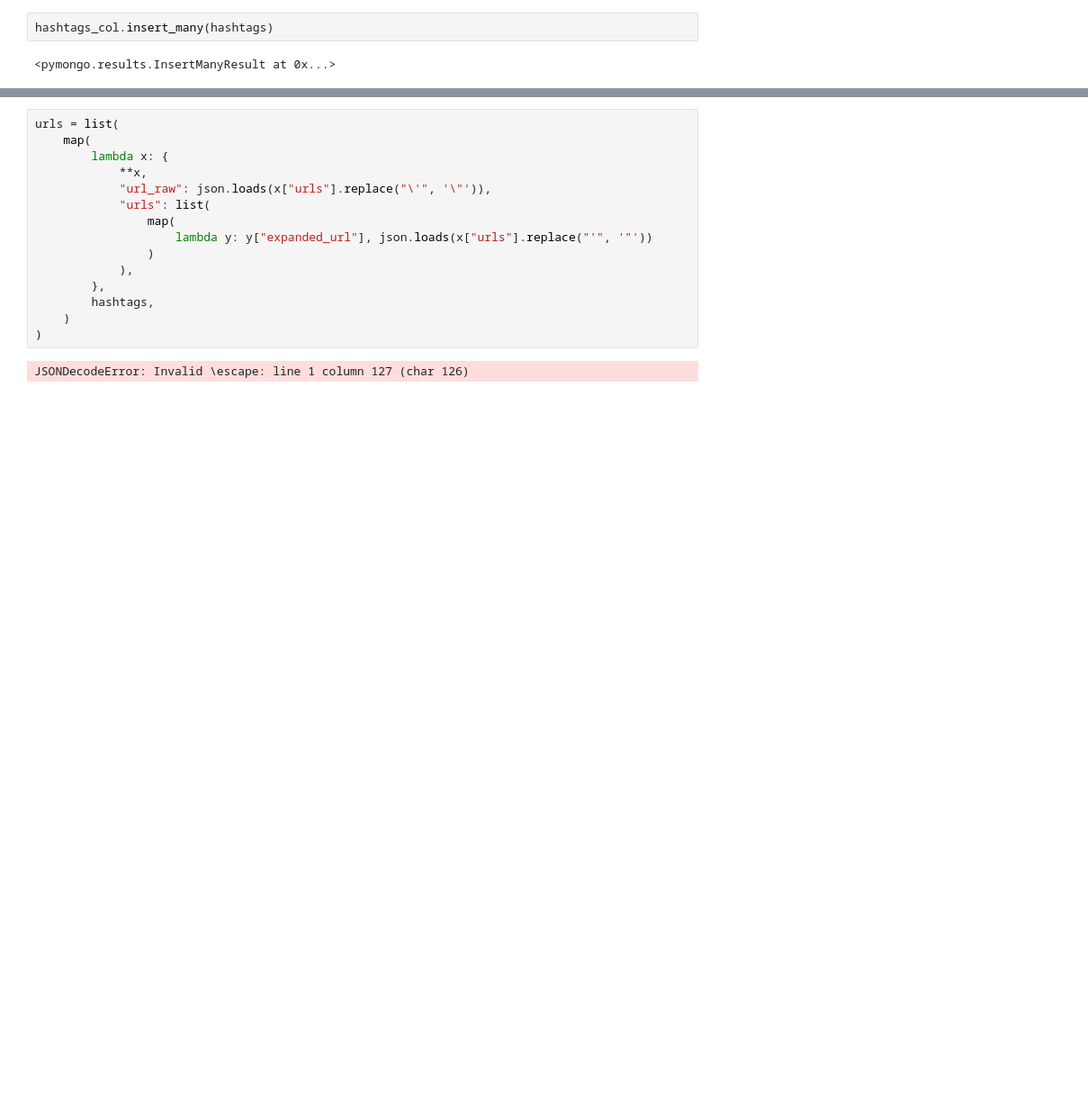
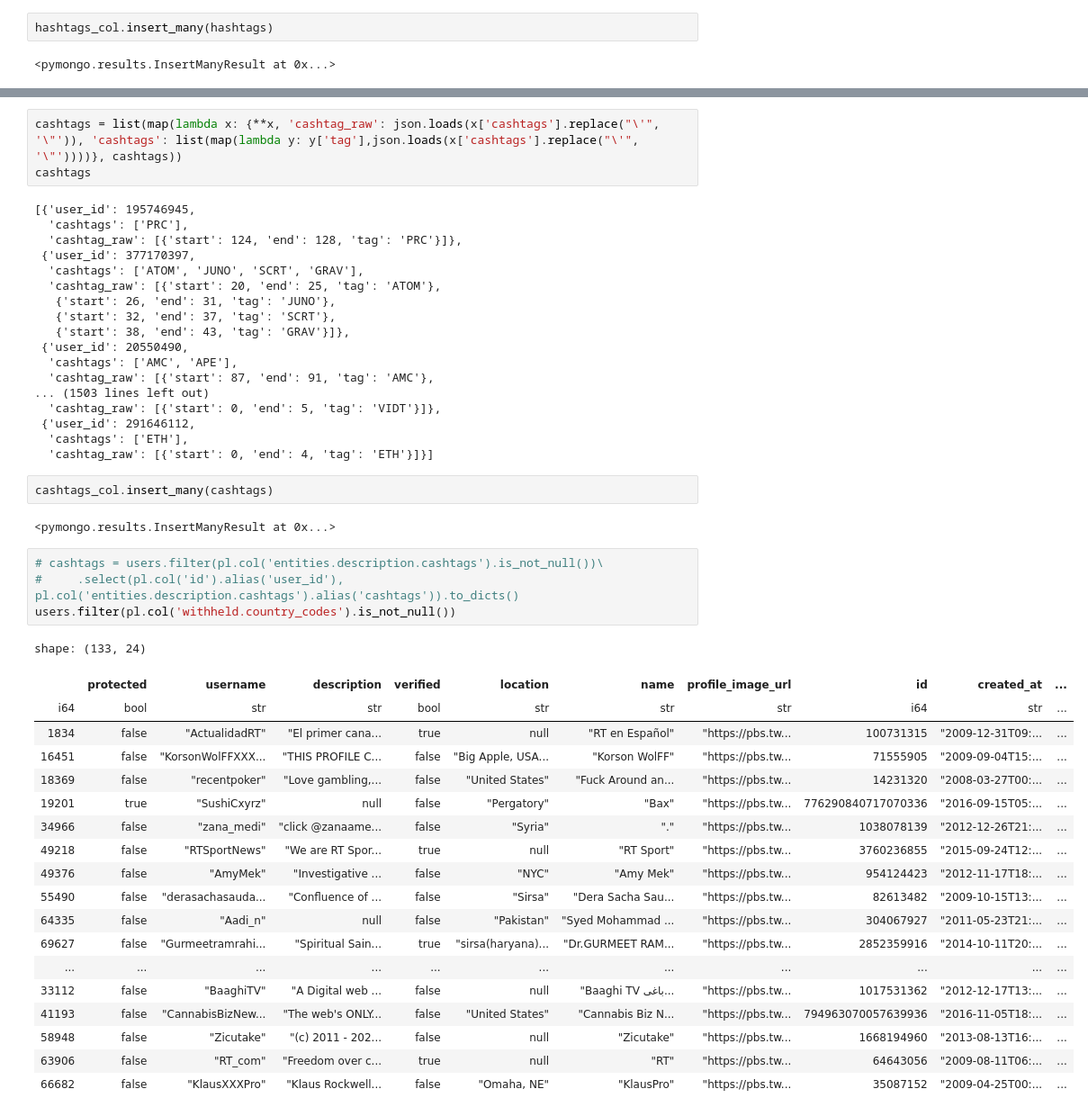
Before and after one commit to koolerkx/sns-fake-content, a Jupyter notebook: database/seeder.ipynb, the cells around one changed output, grey strips where cells are left out. Shown at 90% size. Saved outputs shown, nothing was run; the diff lists cells and outputs as text; blank space fills up the shorter version.

```diff
--- a/database/seeder.ipynb
+++ b/database/seeder.ipynb
@@ -141,17 +235,49 @@ urls
 # %%
-urls = list(
-    map(
-        lambda x: {
-            **x,
-            "url_raw": json.loads(x["urls"].replace("\'", '\"')),
-            "urls": list(
-                map(
-                    lambda y: y["expanded_url"], json.loads(x["urls"].replace("'", '"'))
-                )
-            ),
-        },
-        hashtags,
-    )
-)
+cashtags = list(map(lambda x: {**x, 'cashtag_raw': json.loads(x['cashtags'].replace("\'", '\"')), 'cashtags': list(map(lambda y: y['tag'],json.loads(x['cashtags'].replace("\'", '\"'))))}, cashtags))
+cashtags
 # %% [output]
-JSONDecodeError: Invalid \escape: line 1 column 127 (char 126)
+[{'user_id': 195746945,
+  'cashtags': ['PRC'],
+  'cashtag_raw': [{'start': 124, 'end': 128, 'tag': 'PRC'}]},
+ {'user_id': 377170397,
+  'cashtags': ['ATOM', 'JUNO', 'SCRT', 'GRAV'],
+  'cashtag_raw': [{'start': 20, 'end': 25, 'tag': 'ATOM'},
+   {'start': 26, 'end': 31, 'tag': 'JUNO'},
+   {'start': 32, 'end': 37, 'tag': 'SCRT'},
+   {'start': 38, 'end': 43, 'tag': 'GRAV'}]},
+ {'user_id': 20550490,
+  'cashtags': ['AMC', 'APE'],
+  'cashtag_raw': [{'start': 87, 'end': 91, 'tag': 'AMC'},
+... (1503 lines left out)
+  'cashtag_raw': [{'start': 0, 'end': 5, 'tag': 'VIDT'}]},
+ {'user_id': 291646112,
+  'cashtags': ['ETH'],
+  'cashtag_raw': [{'start': 0, 'end': 4, 'tag': 'ETH'}]}]
+# %%
+cashtags_col.insert_many(cashtags)
+# %% [output]
+<pymongo.results.InsertManyResult at 0x...>
+# %%
+# cashtags = users.filter(pl.col('entities.description.cashtags').is_not_null())\
+#     .select(pl.col('id').alias('user_id'), pl.col('entities.description.cashtags').alias('cashtags')).to_dicts()
+users.filter(pl.col('withheld.country_codes').is_not_null())
+# %% [output]
+shape: (133, 24)
+|  | protected | username | description | verified | location | name | profile_image_url | id | created_at | ... |
+| i64 | bool | str | str | bool | str | str | str | i64 | str | ... |
+| 1834 | false | "ActualidadRT" | "El primer cana... | true | null | "RT en Español" | "https://pbs.tw... | 100731315 | "2009-12-31T09:... | ... |
+| 16451 | false | "KorsonWolFFXXX... | "THIS PROFILE C... | false | "Big Apple, USA... | "Korson WolFF" | "https://pbs.tw... | 71555905 | "2009-09-04T15:... | ... |
+| 18369 | false | "recentpoker" | "Love gambling,... | false | "United States" | "Fuck Around an... | "https://pbs.tw... | 14231320 | "2008-03-27T00:... | ... |
+| 19201 | true | "SushiCxyrz" | null | false | "Pergatory" | "Bax" | "https://pbs.tw... | 776290840717070336 | "2016-09-15T05:... | ... |
+| 34966 | false | "zana_medi" | "click @zanaame... | false | "Syria" | "." | "https://pbs.tw... | 1038078139 | "2012-12-26T21:... | ... |
+| 49218 | false | "RTSportNews" | "We are RT Spor... | true | null | "RT Sport" | "https://pbs.tw... | 3760236855 | "2015-09-24T12:... | ... |
+| 49376 | false | "AmyMek" | "Investigative ... | false | "NYC" | "Amy Mek" | "https://pbs.tw... | 954124423 | "2012-11-17T18:... | ... |
+| 55490 | false | "derasachasauda... | "Confluence of ... | false | "Sirsa" | "Dera Sacha Sau... | "https://pbs.tw... | 82613482 | "2009-10-15T13:... | ... |
+| 64335 | false | "Aadi_n" | null | false | "Pakistan" | "Syed Mohammad ... | "https://pbs.tw... | 304067927 | "2011-05-23T21:... | ... |
+| 69627 | false | "Gurmeetramrahi... | "Spiritual Sain... | true | "sirsa(haryana)... | "Dr.GURMEET RAM... | "https://pbs.tw... | 2852359916 | "2014-10-11T20:... | ... |
+| ... | ... | ... | ... | ... | ... | ... | ... | ... | ... | ... |
+| 33112 | false | "BaaghiTV" | "A Digital web ... | false | null | "Baaghi TV باغی... | "https://pbs.tw... | 1017531362 | "2012-12-17T13:... | ... |
+| 41193 | false | "CannabisBizNew... | "The web's ONLY... | false | "United States" | "Cannabis Biz N... | "https://pbs.tw... | 794963070057639936 | "2016-11-05T18:... | ... |
+| 58948 | false | "Zicutake" | "(c) 2011 - 202... | false | null | "Zicutake" | "https://pbs.tw... | 1668194960 | "2013-08-13T16:... | ... |
+| 63906 | false | "RT_com" | "Freedom over c... | true | null | "RT" | "https://pbs.tw... | 64643056 | "2009-08-11T06:... | ... |
+| 66682 | false | "KlausXXXPro" | "Klaus Rockwell... | false | "Omaha, NE" | "KlausPro" | "https://pbs.tw... | 35087152 | "2009-04-25T00:... | ... |
```
Also changed, not shown: parts of 37 cells of this notebook, 5 other files.
